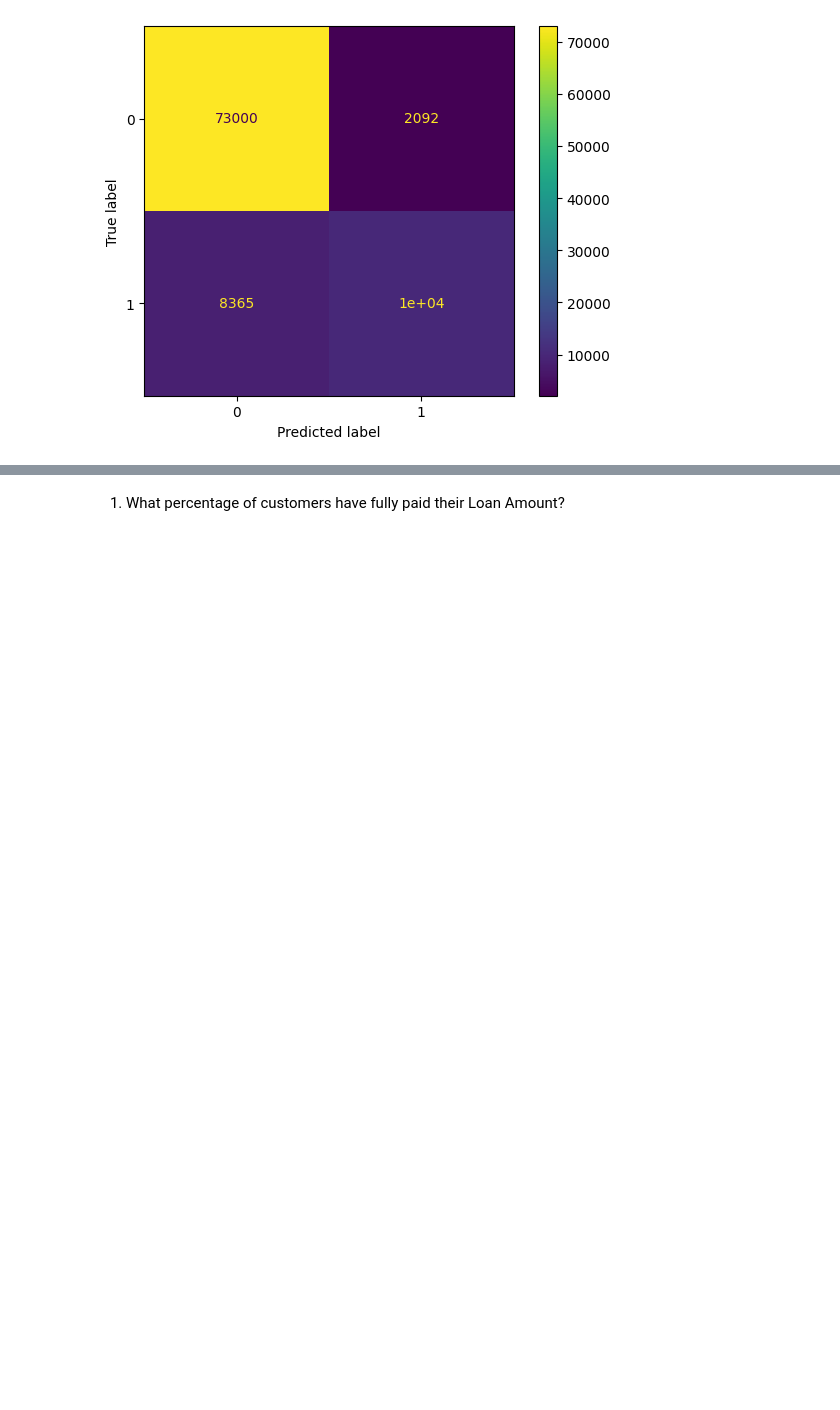
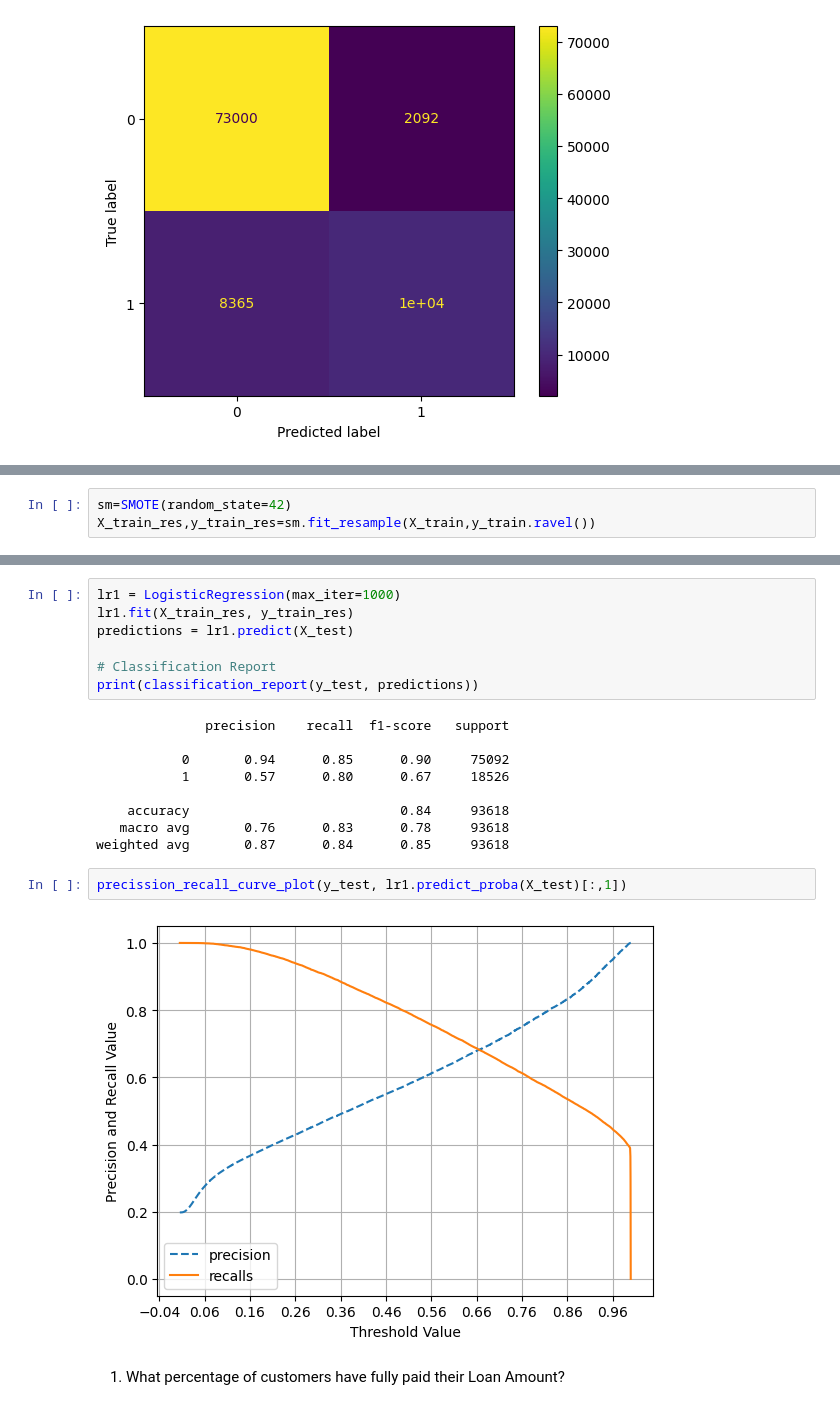
Before and after one commit to Rhy-Shah/ML, a Jupyter notebook: LoanTap/loantap.ipynb, the cells around one changed output, grey strips where cells are left out. Saved outputs shown, nothing was run; the diff lists cells and outputs as text; blank space fills up the shorter version.

```diff
--- a/LoanTap/loantap.ipynb
+++ b/LoanTap/loantap.ipynb
@@ -607,0 +737,3 @@ ConfusionMatrixDisplay(confusion_matrix=cm, display_labels=model.classes_).plot(
+# %%
+sm=SMOTE(random_state=42)
+X_train_res,y_train_res=sm.fit_resample(X_train,y_train.ravel())
@@ -608,3 +752,23 @@ ConfusionMatrixDisplay(confusion_matrix=cm, display_labels=model.classes_).plot(
+# %%
+lr1 = LogisticRegression(max_iter=1000)
+lr1.fit(X_train_res, y_train_res)
+predictions = lr1.predict(X_test)
+
+# Classification Report
+print(classification_report(y_test, predictions))
+# %% [output]
+              precision    recall  f1-score   support
+
+           0       0.94      0.85      0.90     75092
+           1       0.57      0.80      0.67     18526
+
+    accuracy                           0.84     93618
+   macro avg       0.76      0.83      0.78     93618
+weighted avg       0.87      0.84      0.85     93618
+# %%
+precission_recall_curve_plot(y_test, lr1.predict_proba(X_test)[:,1])
+# %% [output]
+[figure, added]
 # %% [markdown]
 1. What percentage of customers have fully paid their Loan Amount?
 # %%
```
Also changed, not shown: parts of 13 cells of this notebook.
